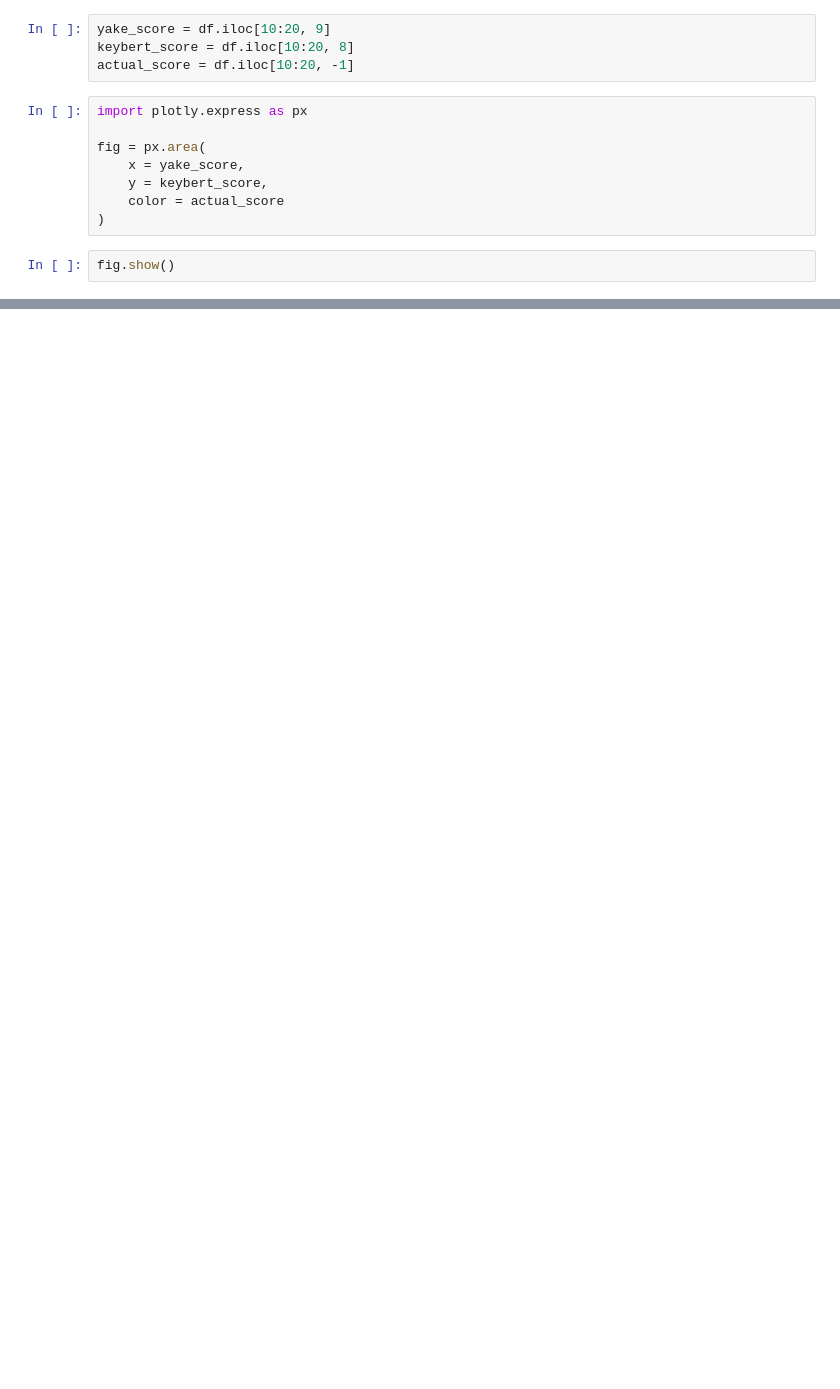
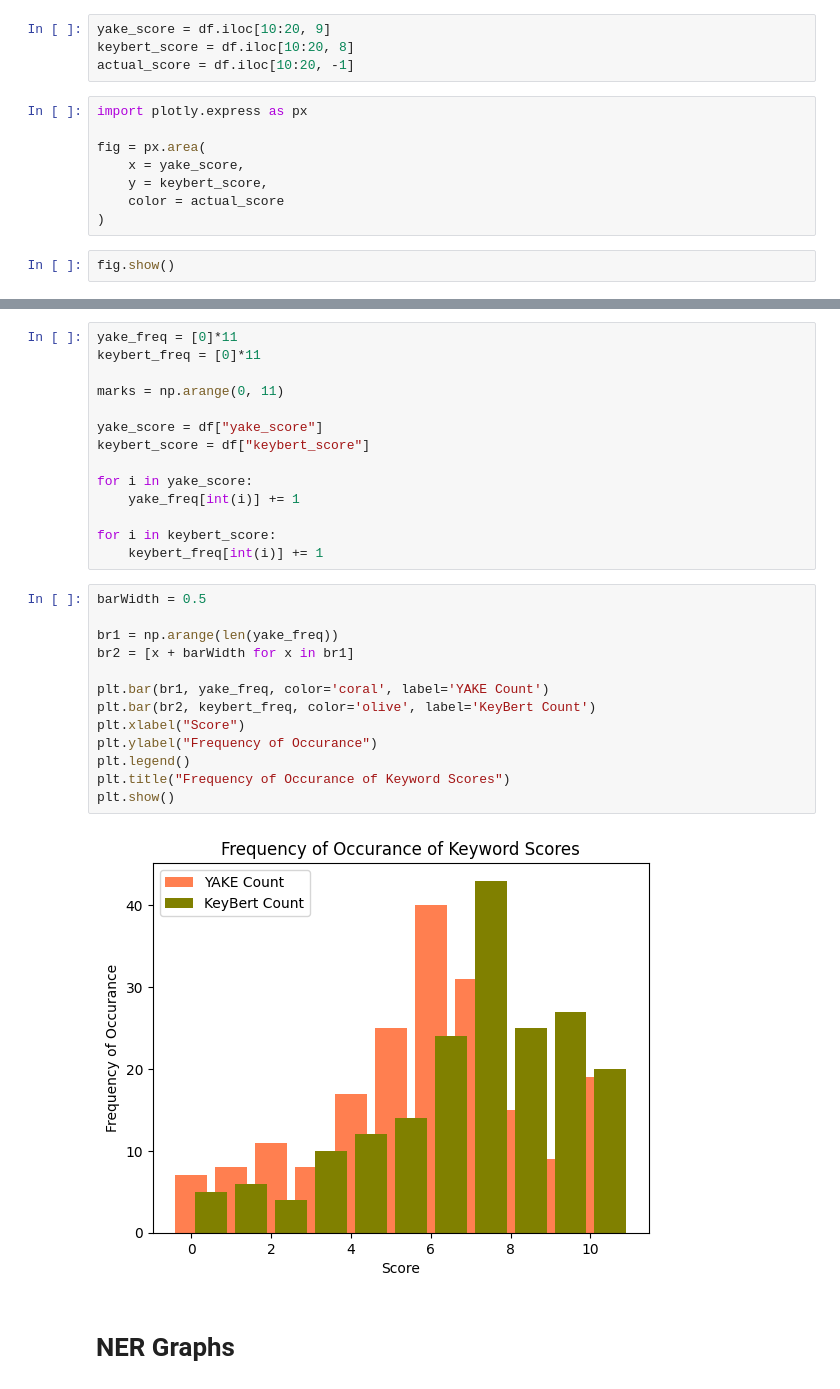
Before and after one commit to harshit7962/Subjective_Answer_Evaluation, a Jupyter notebook: Models/Similarity_Module/Comparision.ipynb, the cells around one changed output, grey strips where cells are left out. Cells and saved outputs as stored; diff of their text form; blank space fills up the shorter version.

```diff
--- a/Models/Similarity_Module/Comparision.ipynb
+++ b/Models/Similarity_Module/Comparision.ipynb
@@ -51,0 +77,31 @@ fig.show()
+# %%
+yake_freq = [0]*11
+keybert_freq = [0]*11
+
+marks = np.arange(0, 11)
+
+yake_score = df["yake_score"]
+keybert_score = df["keybert_score"]
+
+for i in yake_score:
+    yake_freq[int(i)] += 1
+
+for i in keybert_score:
+    keybert_freq[int(i)] += 1
+# %%
+barWidth = 0.5
+
+br1 = np.arange(len(yake_freq))
+br2 = [x + barWidth for x in br1]
+
+plt.bar(br1, yake_freq, color='coral', label='YAKE Count')
+plt.bar(br2, keybert_freq, color='olive', label='KeyBert Count')
+plt.xlabel("Score")
+plt.ylabel("Frequency of Occurance")
+plt.legend()
+plt.title("Frequency of Occurance of Keyword Scores")
+plt.show()
+# %% [output]
+[figure, added]
+# %% [markdown]
+# NER Graphs
```
Also changed, not shown: parts of 3 cells of this notebook, 3 other files.
